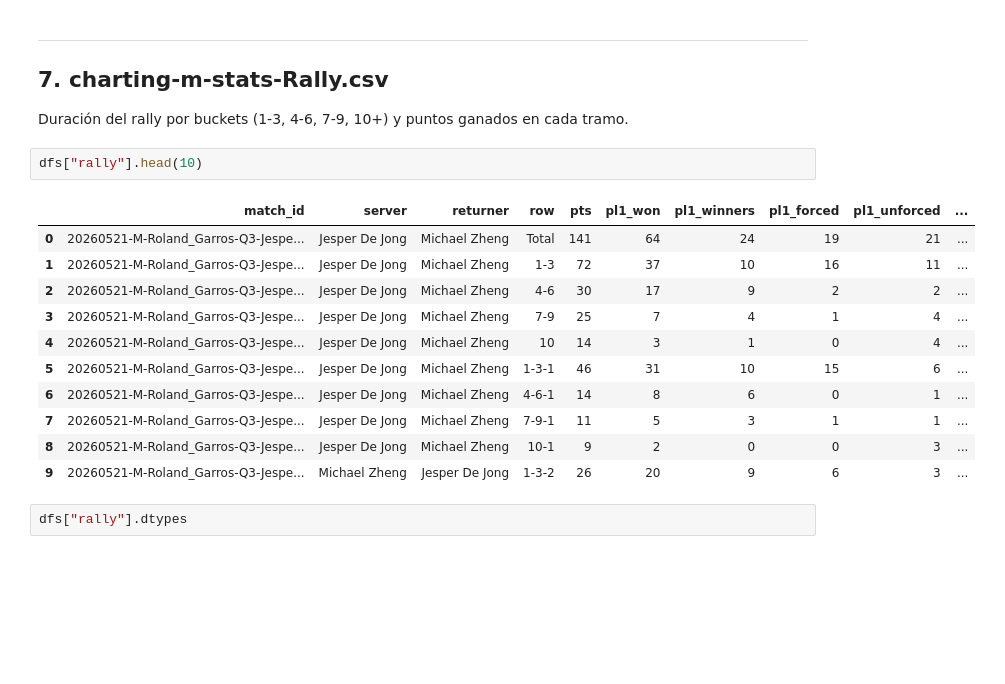
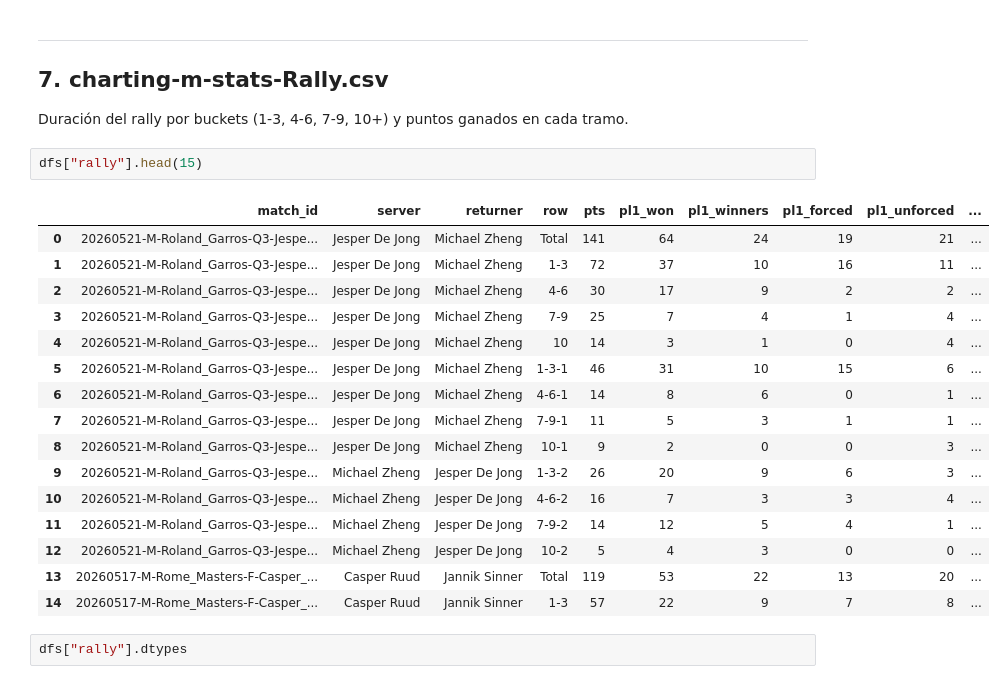
Before and after one commit to b0risR/UEA_proyecto_tenis, a Jupyter notebook: notebooks/01_exploracion_inicial.ipynb, the cells around one changed output. Drawn from its saved outputs; the diff is of its cells as text; blank space fills up the shorter version.

```diff
--- a/notebooks/01_exploracion_inicial.ipynb
+++ b/notebooks/01_exploracion_inicial.ipynb
@@ -285,19 +291,24 @@ dtype: object
 ## 7. charting-m-stats-Rally.csv
 Duración del rally por buckets (1-3, 4-6, 7-9, 10+) y puntos ganados en cada tramo.
 # %%
-dfs["rally"].head(10)
+dfs["rally"].head(15)
 # %% [output]
 |  | match_id | server | returner | row | pts | pl1_won | pl1_winners | pl1_forced | pl1_unforced | ... |
 | 0 | 20260521-M-Roland_Garros-Q3-Jespe... | Jesper De Jong | Michael Zheng | Total | 141 | 64 | 24 | 19 | 21 | ... |
 | 1 | 20260521-M-Roland_Garros-Q3-Jespe... | Jesper De Jong | Michael Zheng | 1-3 | 72 | 37 | 10 | 16 | 11 | ... |
 | 2 | 20260521-M-Roland_Garros-Q3-Jespe... | Jesper De Jong | Michael Zheng | 4-6 | 30 | 17 | 9 | 2 | 2 | ... |
 | 3 | 20260521-M-Roland_Garros-Q3-Jespe... | Jesper De Jong | Michael Zheng | 7-9 | 25 | 7 | 4 | 1 | 4 | ... |
 | 4 | 20260521-M-Roland_Garros-Q3-Jespe... | Jesper De Jong | Michael Zheng | 10 | 14 | 3 | 1 | 0 | 4 | ... |
 | 5 | 20260521-M-Roland_Garros-Q3-Jespe... | Jesper De Jong | Michael Zheng | 1-3-1 | 46 | 31 | 10 | 15 | 6 | ... |
 | 6 | 20260521-M-Roland_Garros-Q3-Jespe... | Jesper De Jong | Michael Zheng | 4-6-1 | 14 | 8 | 6 | 0 | 1 | ... |
 | 7 | 20260521-M-Roland_Garros-Q3-Jespe... | Jesper De Jong | Michael Zheng | 7-9-1 | 11 | 5 | 3 | 1 | 1 | ... |
 | 8 | 20260521-M-Roland_Garros-Q3-Jespe... | Jesper De Jong | Michael Zheng | 10-1 | 9 | 2 | 0 | 0 | 3 | ... |
 | 9 | 20260521-M-Roland_Garros-Q3-Jespe... | Michael Zheng | Jesper De Jong | 1-3-2 | 26 | 20 | 9 | 6 | 3 | ... |
+| 10 | 20260521-M-Roland_Garros-Q3-Jespe... | Michael Zheng | Jesper De Jong | 4-6-2 | 16 | 7 | 3 | 3 | 4 | ... |
+| 11 | 20260521-M-Roland_Garros-Q3-Jespe... | Michael Zheng | Jesper De Jong | 7-9-2 | 14 | 12 | 5 | 4 | 1 | ... |
+| 12 | 20260521-M-Roland_Garros-Q3-Jespe... | Michael Zheng | Jesper De Jong | 10-2 | 5 | 4 | 3 | 0 | 0 | ... |
+| 13 | 20260517-M-Rome_Masters-F-Casper_... | Casper Ruud | Jannik Sinner | Total | 119 | 53 | 22 | 13 | 20 | ... |
+| 14 | 20260517-M-Rome_Masters-F-Casper_... | Casper Ruud | Jannik Sinner | 1-3 | 57 | 22 | 9 | 7 | 8 | ... |
 # %%
 dfs["rally"].dtypes
 # %% [output]
```
Also changed, not shown: parts of 1 cell of this notebook.
